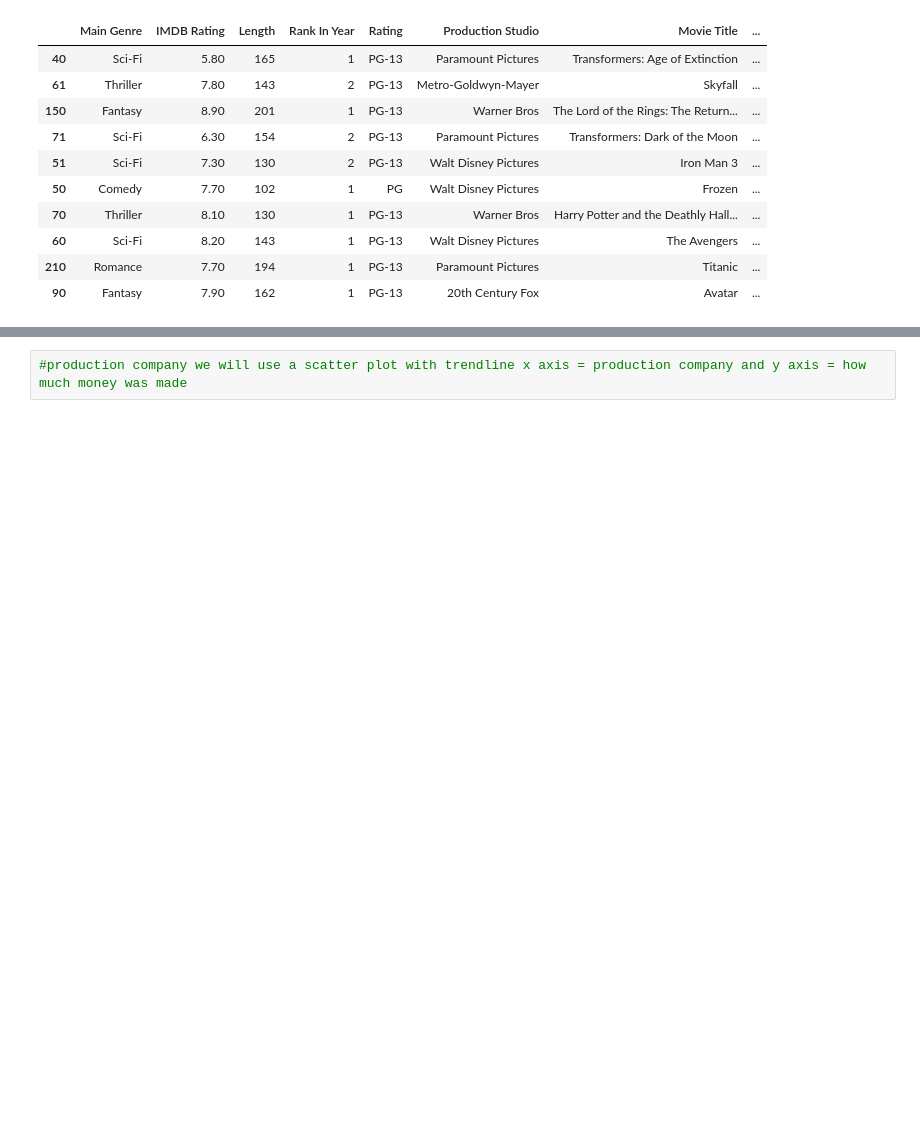
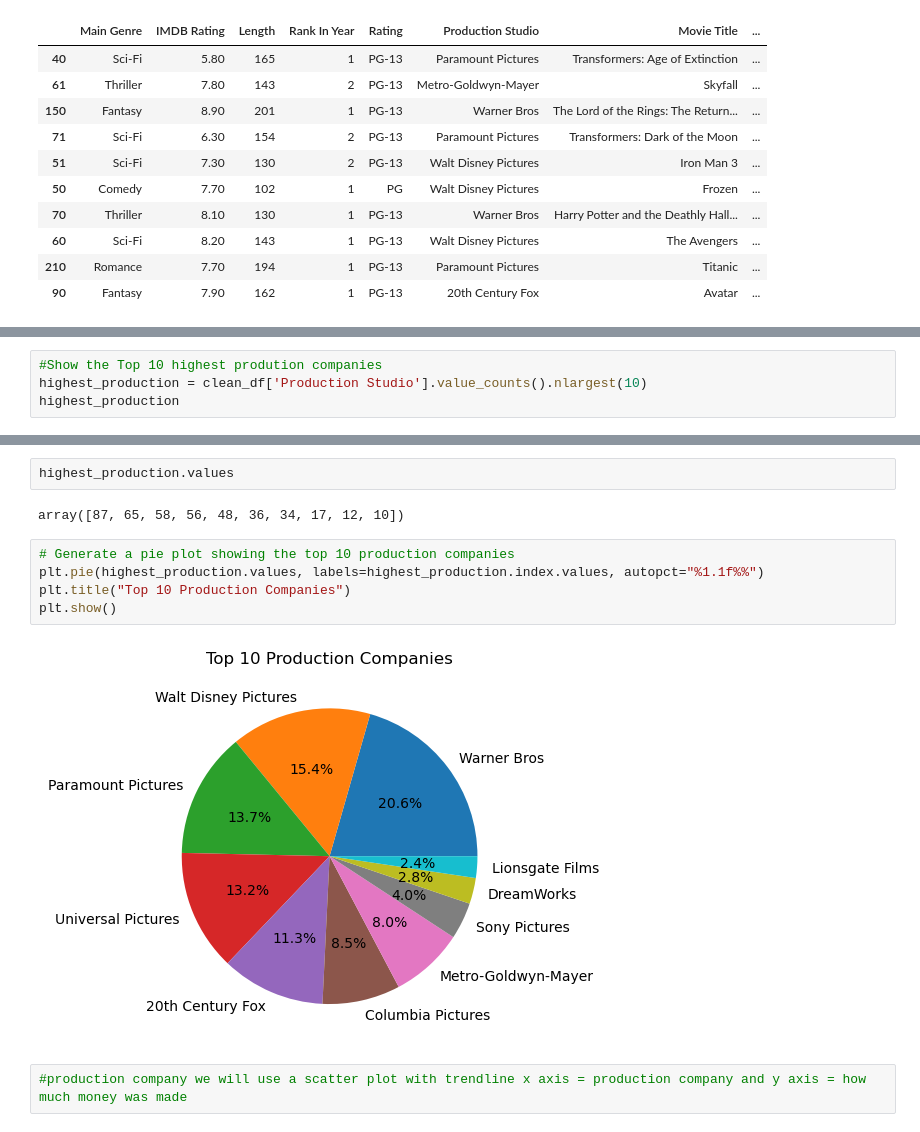
Before and after one commit to vmueller13/Worldwide-Earnings-of-Top-Movies-1975-2018, a Jupyter notebook: Movie_project_py_VLM.ipynb, the cells around one changed output, grey strips where cells are left out. Saved outputs shown, nothing was run; the diff lists cells and outputs as text; blank space fills up the shorter version.

```diff
--- a/Movie_project_py_VLM.ipynb
+++ b/Movie_project_py_VLM.ipynb
@@ -144,0 +188,4 @@ plt.show()
+# %%
+#Show the Top 10 highest prodution companies
+highest_production = clean_df['Production Studio'].value_counts().nlargest(10)
+highest_production
@@ -145,3 +225,14 @@ plt.show()
+# %%
+highest_production.values
+# %% [output]
+array([87, 65, 58, 56, 48, 36, 34, 17, 12, 10])
+# %%
+# Generate a pie plot showing the top 10 production companies
+plt.pie(highest_production.values, labels=highest_production.index.values, autopct="%1.1f%%")
+plt.title("Top 10 Production Companies")
+plt.show()
+# %% [output]
+[figure, added]
 # %%
 #production company we will use a scatter plot with trendline x axis = production company and y axis = how much money was made
 # %%
```
Also changed, not shown: parts of 6 cells of this notebook.
